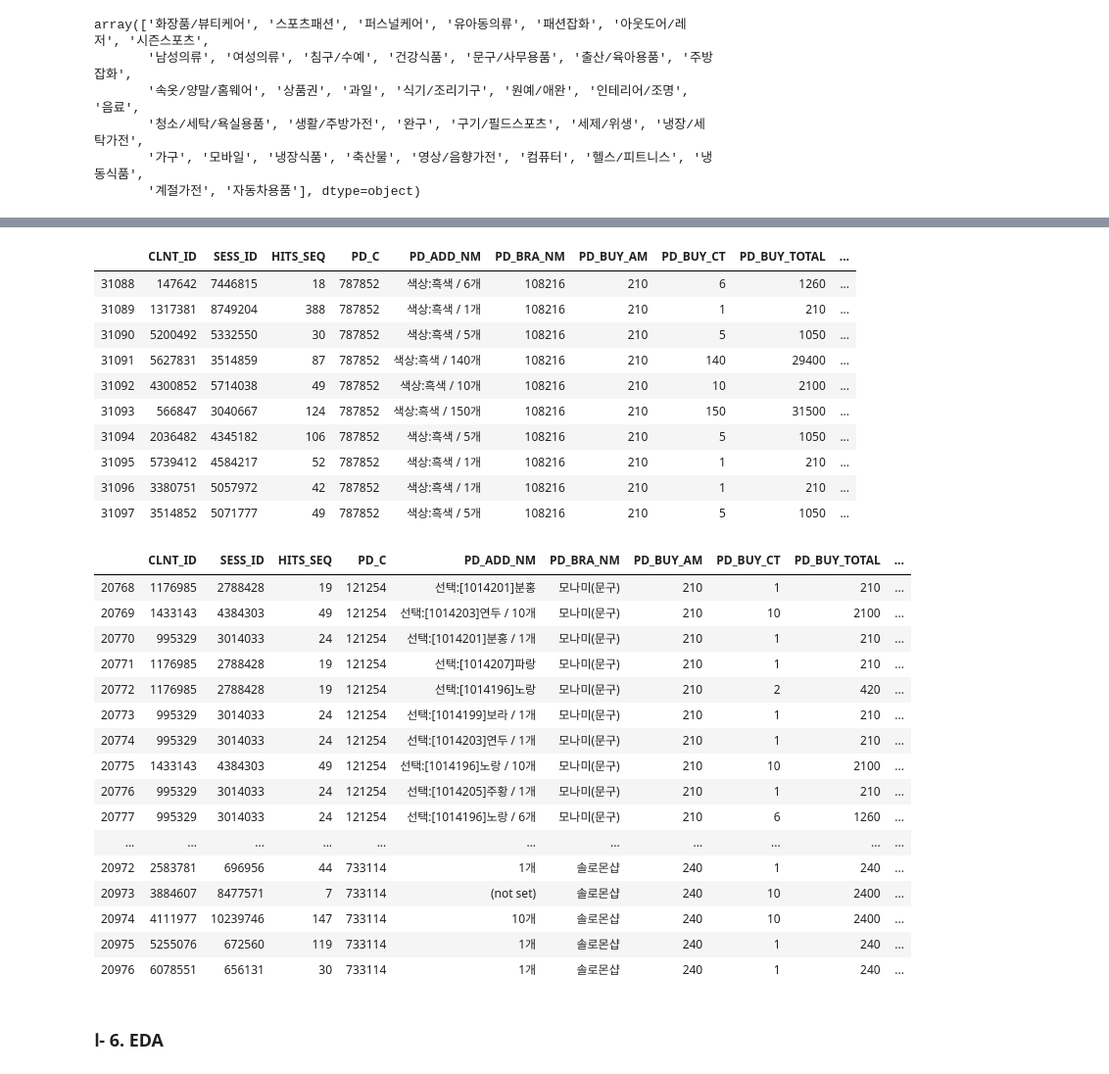
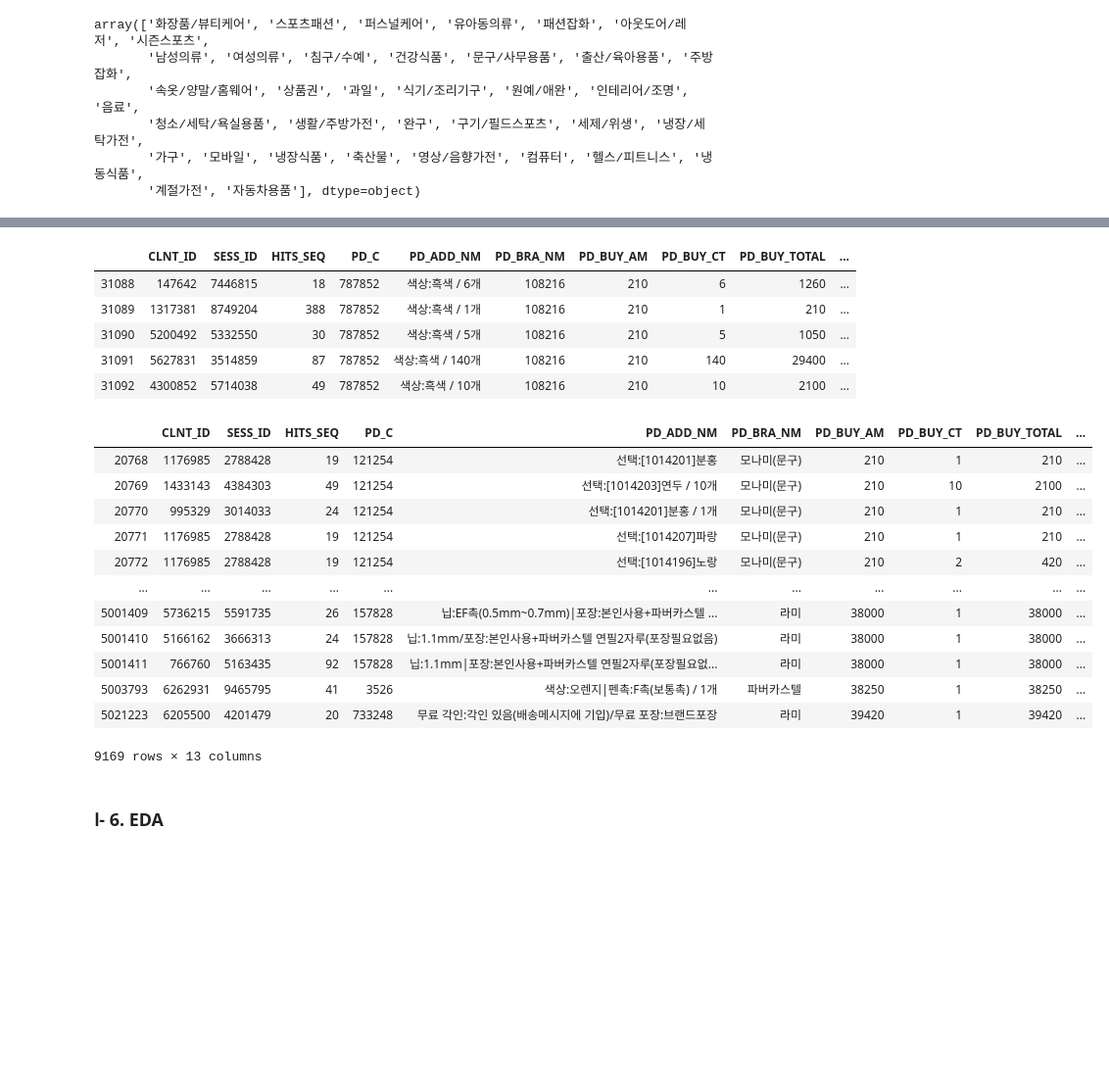
Before and after one commit to meucham11/Python3, a Jupyter notebook: Project/lpoint/00_lpoint_EDA.ipynb, the cells around one changed output, grey strips where cells are left out. Shown at 98% size. Drawn from its saved outputs; the diff is of its cells as text; code cells hidden in the pictures; blank space fills up the shorter version.

```diff
--- a/Project/lpoint/00_lpoint_EDA.ipynb
+++ b/Project/lpoint/00_lpoint_EDA.ipynb
@@ -354,6 +302,6 @@ product_master[product_master['CLAC1_NM']=='아웃도어/레저']
 # %%
 # PD_BRA_NM이 숫자로 되어있는것이 있음 (물론 dtype은 str이지만)
-product_master[product_master['PD_BRA_NM']=='108216']  # 106077     500461  등등이 있음
+product_master[product_master['PD_BRA_NM']=='108216'].head()  # 106077     500461  등등이 있음
 # %% [output]
 |  | CLNT_ID | SESS_ID | HITS_SEQ | PD_C | PD_ADD_NM | PD_BRA_NM | PD_BUY_AM | PD_BUY_CT | PD_BUY_TOTAL | ... |
 | 31088 | 147642 | 7446815 | 18 | 787852 | 색상:흑색 / 6개 | 108216 | 210 | 6 | 1260 | ... |
@@ -361,31 +309,22 @@ product_master[product_master['PD_BRA_NM']=='108216']  # 106077     500461  등
 | 31090 | 5200492 | 5332550 | 30 | 787852 | 색상:흑색 / 5개 | 108216 | 210 | 5 | 1050 | ... |
 | 31091 | 5627831 | 3514859 | 87 | 787852 | 색상:흑색 / 140개 | 108216 | 210 | 140 | 29400 | ... |
 | 31092 | 4300852 | 5714038 | 49 | 787852 | 색상:흑색 / 10개 | 108216 | 210 | 10 | 2100 | ... |
-| 31093 | 566847 | 3040667 | 124 | 787852 | 색상:흑색 / 150개 | 108216 | 210 | 150 | 31500 | ... |
-| 31094 | 2036482 | 4345182 | 106 | 787852 | 색상:흑색 / 5개 | 108216 | 210 | 5 | 1050 | ... |
-| 31095 | 5739412 | 4584217 | 52 | 787852 | 색상:흑색 / 1개 | 108216 | 210 | 1 | 210 | ... |
-| 31096 | 3380751 | 5057972 | 42 | 787852 | 색상:흑색 / 1개 | 108216 | 210 | 1 | 210 | ... |
-| 31097 | 3514852 | 5071777 | 49 | 787852 | 색상:흑색 / 5개 | 108216 | 210 | 5 | 1050 | ... |
 # %%
-product_master[product_master['CLAC2_NM']=='필기도구'].head(50)   # PD_BRA_NM이 숫자라고 모두 필기도구 인것은 아니다.
+product_master[product_master['CLAC2_NM']=='필기도구']   # PD_BRA_NM이 숫자라고 모두 필기도구 인것은 아니다.
 # %% [output]
 |  | CLNT_ID | SESS_ID | HITS_SEQ | PD_C | PD_ADD_NM | PD_BRA_NM | PD_BUY_AM | PD_BUY_CT | PD_BUY_TOTAL | ... |
 | 20768 | 1176985 | 2788428 | 19 | 121254 | 선택:[1014201]분홍 | 모나미(문구) | 210 | 1 | 210 | ... |
 | 20769 | 1433143 | 4384303 | 49 | 121254 | 선택:[1014203]연두 / 10개 | 모나미(문구) | 210 | 10 | 2100 | ... |
 | 20770 | 995329 | 3014033 | 24 | 121254 | 선택:[1014201]분홍 / 1개 | 모나미(문구) | 210 | 1 | 210 | ... |
 | 20771 | 1176985 | 2788428 | 19 | 121254 | 선택:[1014207]파랑 | 모나미(문구) | 210 | 1 | 210 | ... |
 | 20772 | 1176985 | 2788428 | 19 | 121254 | 선택:[1014196]노랑 | 모나미(문구) | 210 | 2 | 420 | ... |
-| 20773 | 995329 | 3014033 | 24 | 121254 | 선택:[1014199]보라 / 1개 | 모나미(문구) | 210 | 1 | 210 | ... |
-| 20774 | 995329 | 3014033 | 24 | 121254 | 선택:[1014203]연두 / 1개 | 모나미(문구) | 210 | 1 | 210 | ... |
-| 20775 | 1433143 | 4384303 | 49 | 121254 | 선택:[1014196]노랑 / 10개 | 모나미(문구) | 210 | 10 | 2100 | ... |
-| 20776 | 995329 | 3014033 | 24 | 121254 | 선택:[1014205]주황 / 1개 | 모나미(문구) | 210 | 1 | 210 | ... |
-| 20777 | 995329 | 3014033 | 24 | 121254 | 선택:[1014196]노랑 / 6개 | 모나미(문구) | 210 | 6 | 1260 | ... |
 | ... | ... | ... | ... | ... | ... | ... | ... | ... | ... | ... |
-| 20972 | 2583781 | 696956 | 44 | 733114 | 1개 | 솔로몬샵 | 240 | 1 | 240 | ... |
-| 20973 | 3884607 | 8477571 | 7 | 733114 | (not set) | 솔로몬샵 | 240 | 10 | 2400 | ... |
-| 20974 | 4111977 | 10239746 | 147 | 733114 | 10개 | 솔로몬샵 | 240 | 10 | 2400 | ... |
-| 20975 | 5255076 | 672560 | 119 | 733114 | 1개 | 솔로몬샵 | 240 | 1 | 240 | ... |
-| 20976 | 6078551 | 656131 | 30 | 733114 | 1개 | 솔로몬샵 | 240 | 1 | 240 | ... |
+| 5001409 | 5736215 | 5591735 | 26 | 157828 | 닙:EF촉(0.5mm~0.7mm)|포장:본인사용+파버카스텔 ... | 라미 | 38000 | 1 | 38000 | ... |
+| 5001410 | 5166162 | 3666313 | 24 | 157828 | 닙:1.1mm/포장:본인사용+파버카스텔 연필2자루(포장필요없음) | 라미 | 38000 | 1 | 38000 | ... |
+| 5001411 | 766760 | 5163435 | 92 | 157828 | 닙:1.1mm|포장:본인사용+파버카스텔 연필2자루(포장필요없... | 라미 | 38000 | 1 | 38000 | ... |
+| 5003793 | 6262931 | 9465795 | 41 | 3526 | 색상:오렌지|펜촉:F촉(보통촉) / 1개 | 파버카스텔 | 38250 | 1 | 38250 | ... |
+| 5021223 | 6205500 | 4201479 | 20 | 733248 | 무료 각인:각인 있음(배송메시지에 기입)/무료 포장:브랜드포장 | 라미 | 39420 | 1 | 39420 | ... |
+9169 rows × 13 columns
 # %% [markdown]
 ### Ⅰ- 6. EDA
 # %% [markdown]
```
Also changed, not shown: parts of 12 cells of this notebook.
